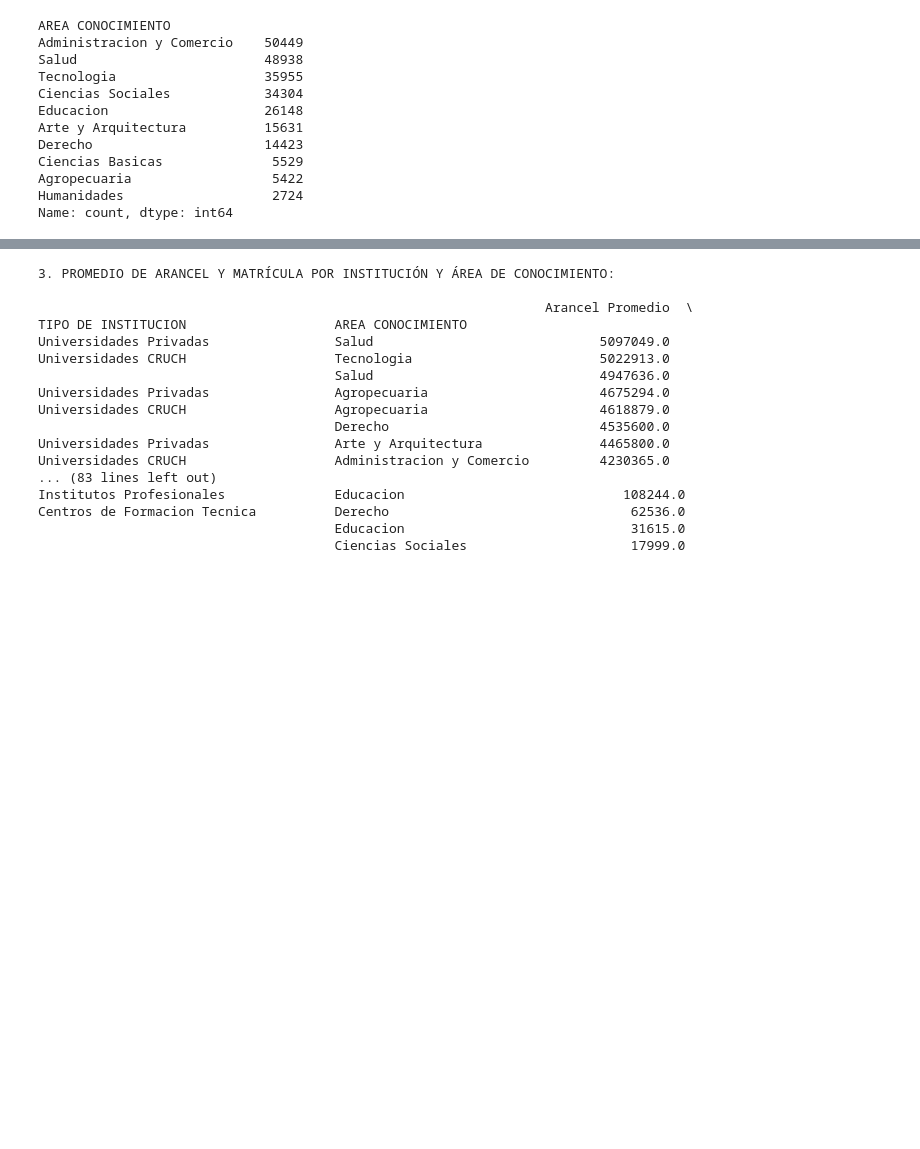
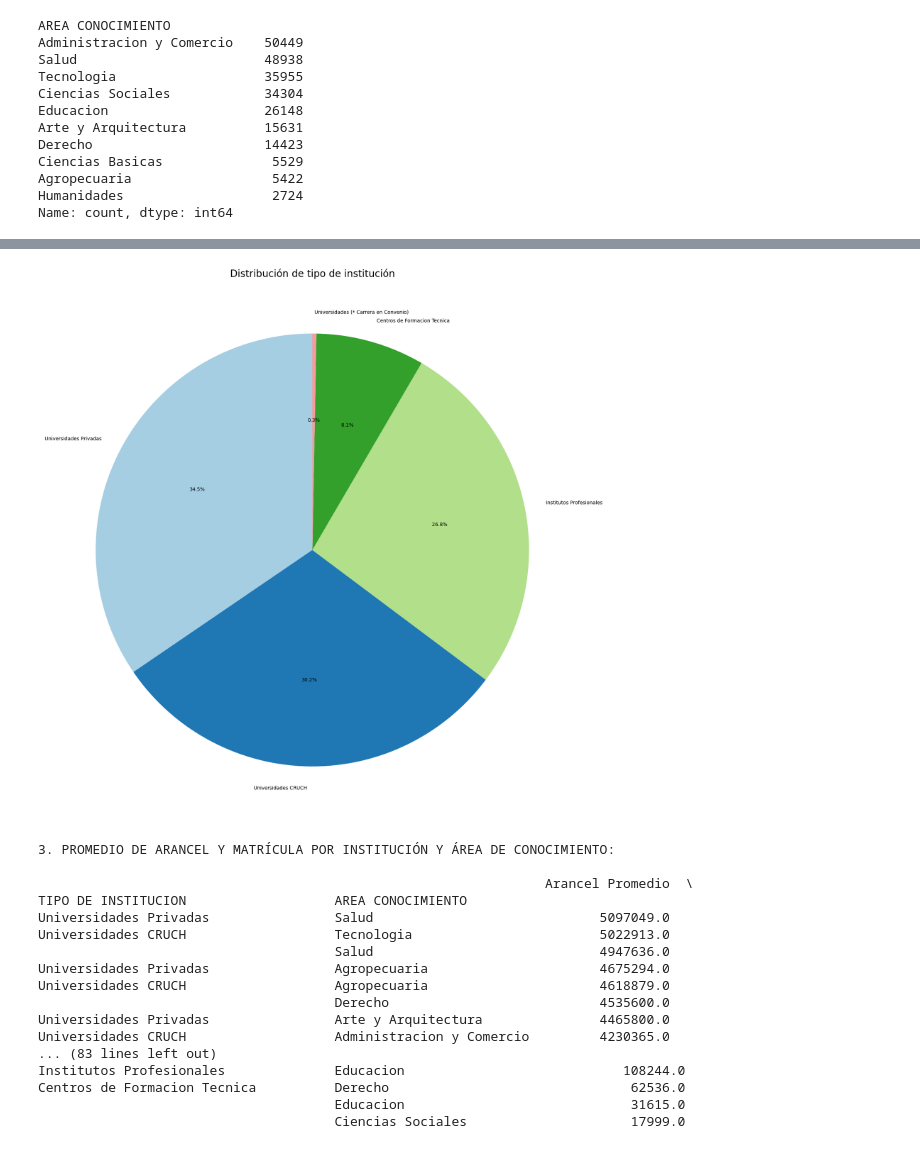
Before and after one commit to SolgreyDuocUC/Taller_Grupal_Grupo_2, a Jupyter notebook: Taller_Grupal_Grupo_7.ipynb, the cells around one changed output, grey strips where cells are left out. Drawn from its saved outputs; the diff is of its cells as text; code cells hidden in the pictures; blank space fills up the shorter version.

```diff
--- a/Taller_Grupal_Grupo_7.ipynb
+++ b/Taller_Grupal_Grupo_7.ipynb
@@ -230,3 +346,14 @@ Institutos Profesionales                 64232
 Centros de Formacion Tecnica             19292
 Universidades (* Carrera en Convenio)      818
 Name: count, dtype: int64
+# %%
+frecuencia_institucion = df_matricula['TIPO DE INSTITUCION'].value_counts()
+
+tabla_institucion = pd.DataFrame({
+    'Frecuencia absoluta': frecuencia_institucion,
+    'Frecuencia Relativa (%)': round((frecuencia_institucion/muestra_matricula)* 100, 1),
+    'Frecuencia absoluta acumulada': frecuencia_institucion.cumsum(),
+    'Frecuencia Relativa acumulada (%)': round((frecuencia_institucion/muestra_matricula)* 100, 1).cumsum()
+})
+
+tabla_institucion
@@ -233,3 +368,16 @@ Name: count, dtype: int64
+# %%
+import matplotlib.pyplot as plt
+
+instituciones = tabla_institucion.index
+frecuencia = tabla_institucion['Frecuencia Relativa (%)']
+
+fig, ax = plt.subplots(figsize=(30,20))
+ax.pie(frecuencia, labels=instituciones, autopct='%.1f%%', startangle=90, colors=plt.cm.Paired.colors)
+ax.set_title('Distribución de tipo de institución', fontsize=20)
+
+plt.show()
+# %% [output]
+[figure, added]
 # %%
 print("3. PROMEDIO DE ARANCEL Y MATRÍCULA POR INSTITUCIÓN Y ÁREA DE CONOCIMIENTO:\n")
 
```
Also changed, not shown: parts of 13 cells of this notebook.
